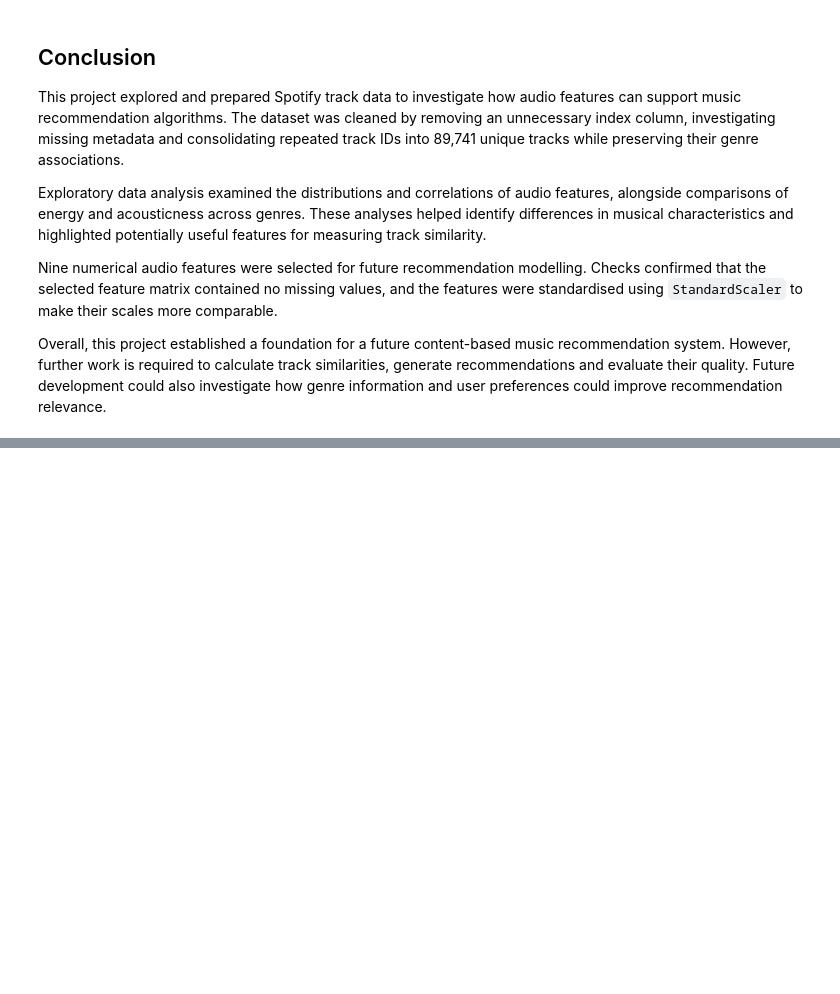
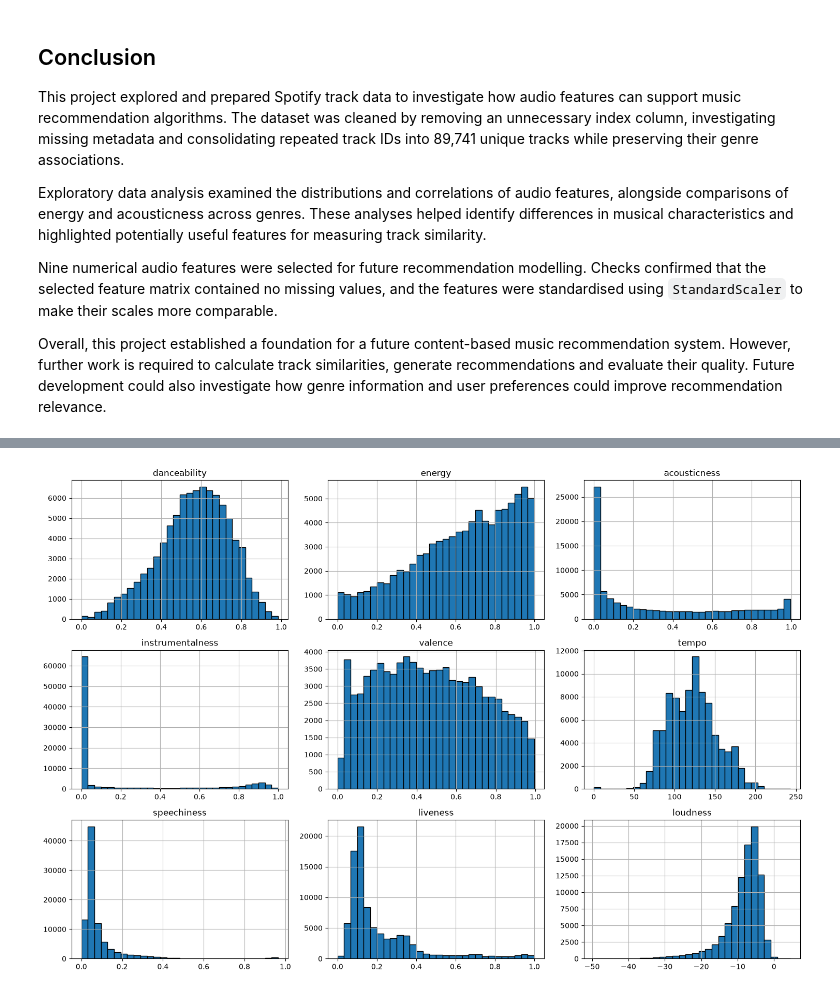
Before and after one commit to a-a-r-o-n-1-0/music-recommendation-analysis, a Jupyter notebook: music_analysis.ipynb, the cells around one changed output, grey strips where cells are left out. Saved outputs shown, nothing was run; the diff lists cells and outputs as text; code cells hidden in the pictures; blank space fills up the shorter version.

```diff
--- a/music_analysis.ipynb
+++ b/music_analysis.ipynb
@@ -647,0 +716,24 @@ Overall, this project established a foundation for a future content-based music
+# %%
+# Duplicate track entries belonging to different genres need to be consolidated, else our K-Means clustering would be affected.
+# Below takes genre values for each track, removes duplicated and stores remaining genres in a list.
+df_consolidated = df_clean.groupby('track_id').agg({
+    'artists': 'first',
+    'album_name': 'first',
+    'track_name': 'first',
+    'popularity': 'first',
+    'duration_ms': 'first',
+    'explicit': 'first',
+    'danceability': 'first',
+    'energy': 'first',
+    'key': 'first',
+    'loudness': 'first',
+    'mode': 'first',
+    'speechiness': 'first',
+    'acousticness': 'first',
+    'instrumentalness': 'first',
+    'liveness': 'first',
+    'valence': 'first',
+    'tempo': 'first',
+    'time_signature': 'first',
+    'track_genre': lambda x: list(x.unique())
+}).reset_index()
@@ -647,0 +752,5 @@ Overall, this project established a foundation for a future content-based music
+# %%
+X = df_consolidated[features]
+
+print(X.describe())
+print(X.isnull().sum())
@@ -647,0 +783,14 @@ Overall, this project established a foundation for a future content-based music
+# %%
+import matplotlib.pyplot as plt
+import seaborn as sns
+
+X.hist(
+    figsize=(15, 10),
+    bins=30,
+    edgecolor='black'
+)
+
+plt.tight_layout()
+plt.show()
+# %% [output]
+[figure, added]
```
Also changed, not shown: parts of 129 cells of this notebook, 11 other files.
